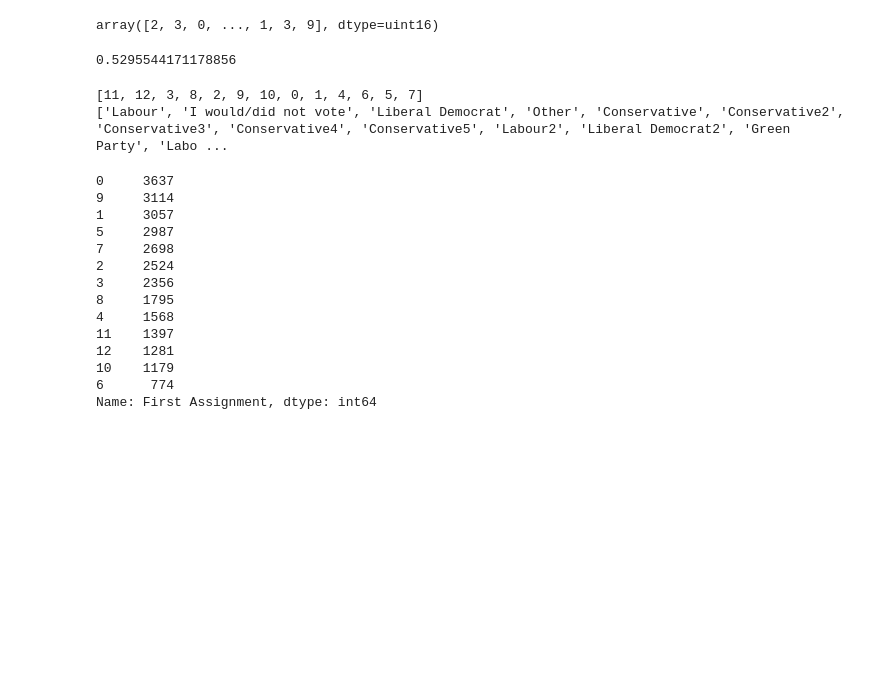
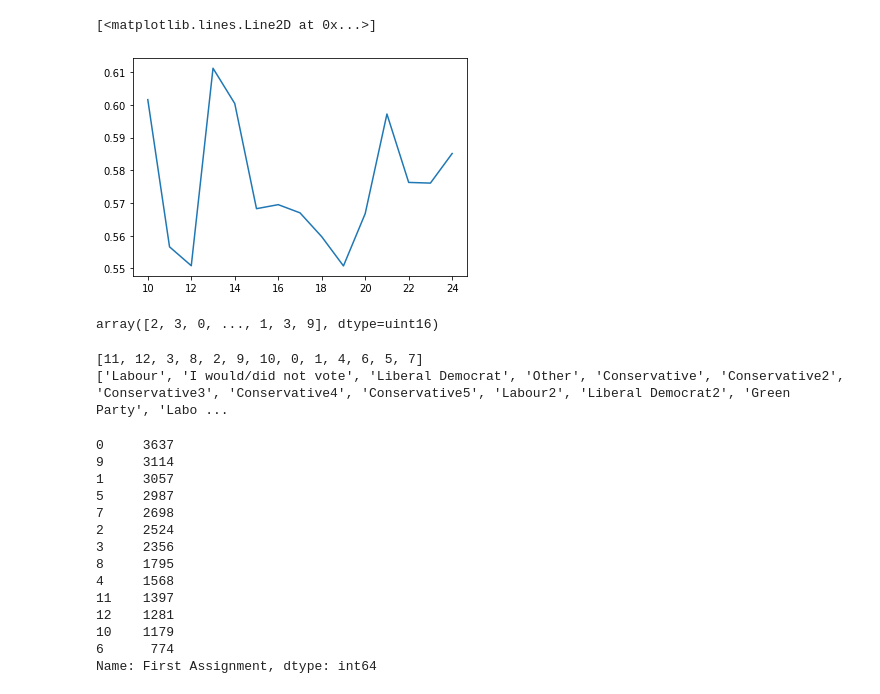
Before and after one commit to rbromley19/MDM_3_Politics, a Jupyter notebook: k_modes.ipynb, the cells around one changed output. Cells and saved outputs as stored; diff of their text form; code cells hidden in the pictures; blank space fills up the shorter version.

Commit message:
changes on kmodes and extract data

```diff
--- a/k_modes.ipynb
+++ b/k_modes.ipynb
@@ -29,6 +34,12 @@ for i in range(data.shape[0]):
         list_to_remove.append(i)
     elif data.loc[i,'generalElectionVote'] == "Scottish National Party (SNP)":
         list_to_remove.append(i)
+    elif data.loc[i,'generalElectionVote'] ==    'I would/did not vote':
+        list_to_remove.append(i)
+    elif data.loc[i,'generalElectionVote'] ==  'Other':
+        list_to_remove.append(i)
+
+
 
 data = data.drop(list_to_remove)
 data = data.reset_index(drop=True)
@@ -61,5 +74,21 @@ def cost_matrices(X, centroids, dissim, membship=None):
 #converting data to matrices and dropping certain features including the labels
 k_modes_data = data.drop(['generalElectionVote','enviroGrowth','immigCultural','immigSelf','immigEcon','EUIntegrationSelf','happyEULeave'],axis=1)
 k_modes_data_matrix = k_modes_data.to_numpy()
+# %%
+purity_values = []
+cluster_numbers = []
+for i in range(10,25):
+    cluster_numbers.append(i)
+    kmodes = KModes(n_jobs = -1, n_clusters = i+1, init = 'Huang', random_state = 0)
+    kmodes.fit_predict(k_modes_data_matrix)
+    mean_purity = purity_check(kmodes.labels_,data,i)
+    purity_values.append(mean_purity)
+# %%
+import matplotlib.pyplot as plt
+
+plt.plot(cluster_numbers,purity_values)
+# %% [output]
+[<matplotlib.lines.Line2D at 0x...>]
+[figure, added]
 # %%
 n_clusters = 6
@@ -67,25 +96,6 @@ kmodes = KModes(n_jobs = -1, n_clusters = 6, init = 'Huang', random_state = 0)
 kmodes.fit_predict(k_modes_data_matrix)
 # %% [output]
 array([2, 3, 0, ..., 1, 3, 9], dtype=uint16)
-# %%
-
-def purity_check(labels,data):
-    purity_check = pd.DataFrame({'Cluster Labels' : labels})
-    purity_check['Vote'] = data['generalElectionVote']
-    cluster_purity_list=[]
-    for cluster in range(n_clusters):
-
-        vote_list = []
-        for x in range(purity_check.shape[0]):
-            if purity_check.loc[x,'Cluster Labels'] == cluster:
-                vote_list.append(data.loc[x,'generalElectionVote'])
-        vote_list_data_frame = pd.DataFrame({'Assignment':vote_list})
-        cluster_purity_list.append(max(vote_list_data_frame['Assignment'].value_counts(normalize=True)))
-
-    mean_purity = np.mean(cluster_purity_list)
-    return mean_purity
-# %% [output]
-0.5295544171178856
 # %%
 #calculating the cost matrix
 X = pandas_to_numpy(k_modes_data_matrix)
```
Also changed, not shown: parts of 3 cells of this notebook, 1 other file.
